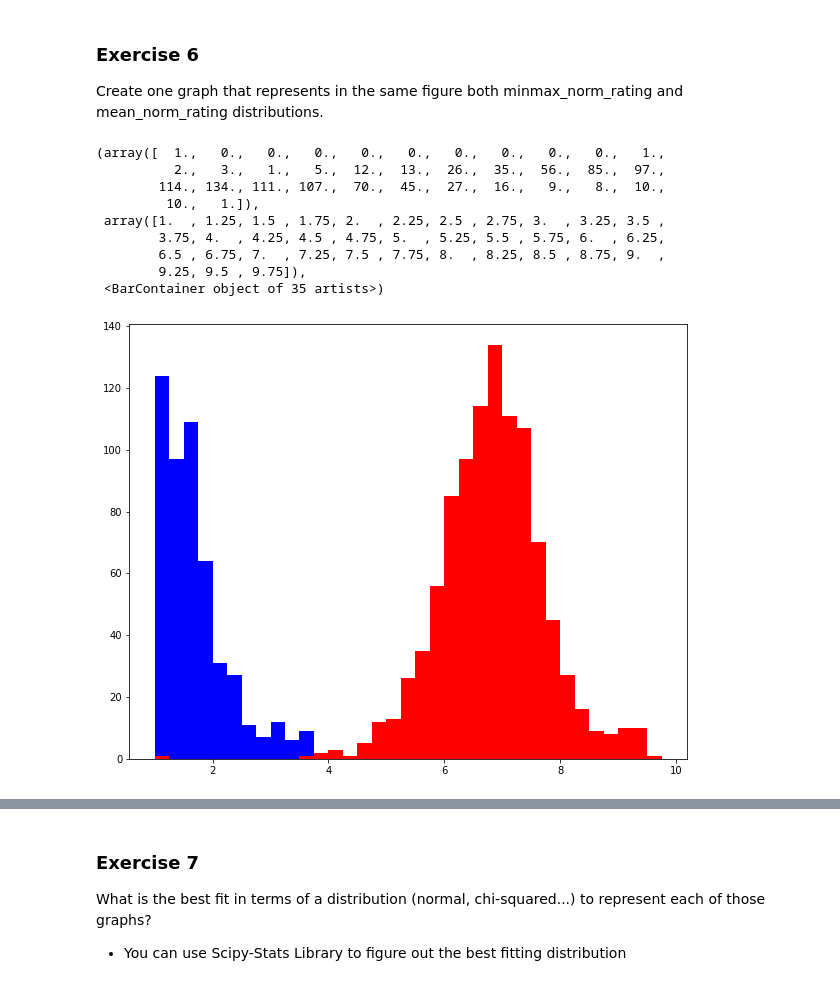
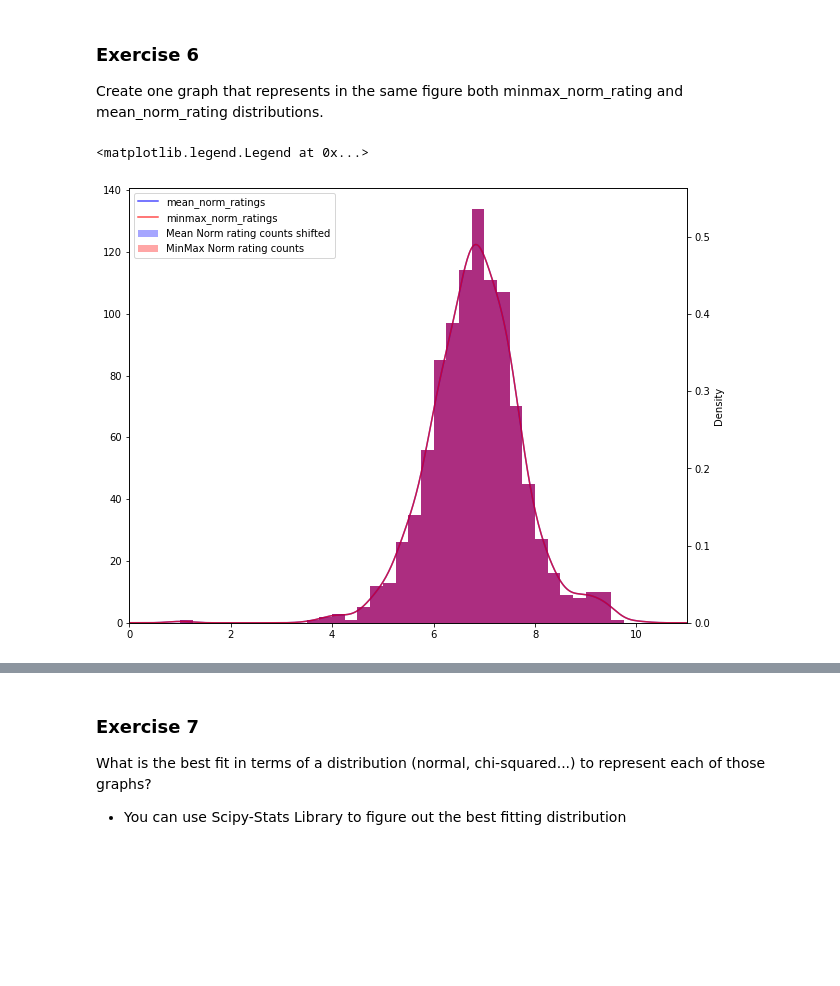
Before and after one commit to nimeshdesa/goodread_project, a Jupyter notebook: DataVisualisation.ipynb, the cells around one changed output, grey strips where cells are left out. Saved outputs shown, nothing was run; the diff lists cells and outputs as text; code cells hidden in the pictures; blank space fills up the shorter version.

```diff
--- a/DataVisualisation.ipynb
+++ b/DataVisualisation.ipynb
@@ -10,5 +13,7 @@ import matplotlib.mlab as mlab
 # %%
 df1 = pd.read_csv('Processed.csv')
+df1['Pages'] = df1['Pages'].replace('not known', 0)
+# df1
 # %%
 df1.describe()
 # %% [output]
@@ -35,6 +40,6 @@ Index(['URL', 'Title', 'Author', 'Number of reviews', 'Number of ratings',
 # aw_count = counts.apply(lambda x: len(x))
 # df1['Awards_count'] = aw_count
 
-df1['Awards'] = df1['Awards'].replace(np.nan, 0.0)
-df1['Awards']
+# df1['Awards'] = df1['Awards'].replace(np.nan, 0.0)
+df1['Number of ratings']
 # %% [output]
@@ -54,6 +59,6 @@ Name: Awards, Length: 1000, dtype: float64
 Scaler = MinMaxScaler((1,10))
 df1['minmax_norm_rating'] = Scaler.fit_transform(df1[['Average rating']])
 df1['minmax_norm_rating1'] = 1 + (df1['Average rating']-df1['Average rating'].min()/df1['Average rating'].max()-df1['Average rating'].min())*9
-df1['meannorm_rating'] = 1 + ((df1['Average rating'] - df1['Average rating'].mean())/(df1['Average rating'].max() - df1['Average rating'].min()))*9
+df1['meannorm_rating'] = 1 + (df1['Average rating'] - df1['Average rating'].mean())/(df1['Average rating'].max() - df1['Average rating'].min())*9
 # %%
 bygroup_minmax_df1 = pd.DataFrame(data=df1.groupby('Publish year')['minmax_norm_rating'].agg('mean'))
@@ -60,8 +67,3 @@ bygroup_minmax_df1 = pd.DataFrame(data=df1.groupby('Publish year')['minmax_norm_
 # %% [markdown]
 ### Exercise 1
 Create a 2D scatterplot with pages on the x-axis and num_ratings on the y-axis.
-# %%
-"""Exercise 1"""
-df1['Pages'] = df1['Pages'].apply(lambda x: x.replace("not known", "0"))
-df1['Pages'] = df1["Pages"].astype(int)
-sns.scatterplot(x = df1['Pages'], y = df1['Number of reviews'], )
@@ -163,20 +214,23 @@ plt.show()
 Create one graph that represents in the same figure both minmax_norm_rating and mean_norm_rating distributions.
 # %%
 """Exercise 6""" # I guess the easiest option is to move mean_norm by 5 to the right so that we don't mess up the distribution
-plt.figure(figsize=(10,8))
-plt.hist(df1['meannorm_rating'], color= 'b', bins=np.arange(1,10,0.25), label = 'Mean Norm rating counts')
-plt.hist(df1['minmax_norm_rating'], color = 'r', bins=np.arange(1,10,0.25), label = 'MinMax Norm rating counts')
+fig,ax = plt.subplots(figsize=(10,8))
+mean = df1['mean_norm_ratings'] + 5.82
+minmax = df1['minmax_norm_ratings']
+ax.hist(mean, color= 'b', bins=np.arange(1,10,0.25), alpha=0.35, label = 'Mean Norm rating counts shifted')
+ax.hist(minmax, color = 'r', bins=np.arange(1,10,0.25), alpha=0.35, label = 'MinMax Norm rating counts')
+a1 = ax.twinx()
+a1.hist(mean, color= 'b', bins=np.arange(1,10,0.25), alpha=0.35, label = 'Mean Norm rating counts shifted', density=True)
+mean.plot(kind='kde', alpha=0.7, color='b')
+a1.hist(minmax, color = 'r', bins=np.arange(1,10,0.25), alpha=0.35, label = 'MinMax Norm rating counts', density=True)
+minmax.plot(kind='kde', alpha=0.7, color='r')
+ax.set_xlim(0,11)
+plt.legend()
+# we can see that those graphs are nearly the same, coincidence?
+# WTF
 # %% [output]
-(array([  1.,   0.,   0.,   0.,   0.,   0.,   0.,   0.,   0.,   0.,   1.,
-          2.,   3.,   1.,   5.,  12.,  13.,  26.,  35.,  56.,  85.,  97.,
-        114., 134., 111., 107.,  70.,  45.,  27.,  16.,   9.,   8.,  10.,
-         10.,   1.]),
- array([1.  , 1.25, 1.5 , 1.75, 2.  , 2.25, 2.5 , 2.75, 3.  , 3.25, 3.5 ,
-        3.75, 4.  , 4.25, 4.5 , 4.75, 5.  , 5.25, 5.5 , 5.75, 6.  , 6.25,
-        6.5 , 6.75, 7.  , 7.25, 7.5 , 7.75, 8.  , 8.25, 8.5 , 8.75, 9.  ,
-        9.25, 9.5 , 9.75]),
- <BarContainer object of 35 artists>)
+<matplotlib.legend.Legend at 0x...>
-[figure, old version]
+[figure, new version]
 # %%
 plt.figure(figsize=(10,7))
 sns.distplot(df1['meannorm_rating'], kde = True, hist = True, rug= False, bins= 40)
```
Also changed, not shown: parts of 19 cells of this notebook, 3 other files.
